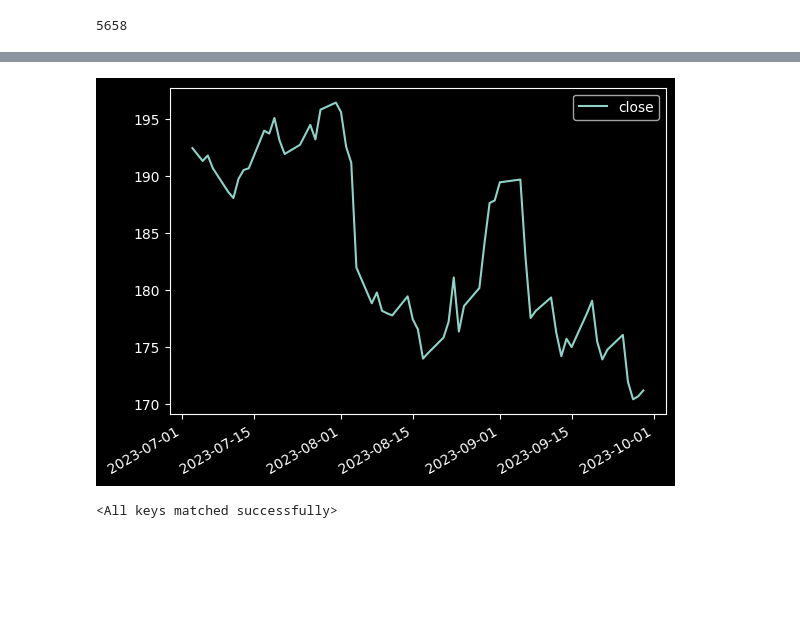
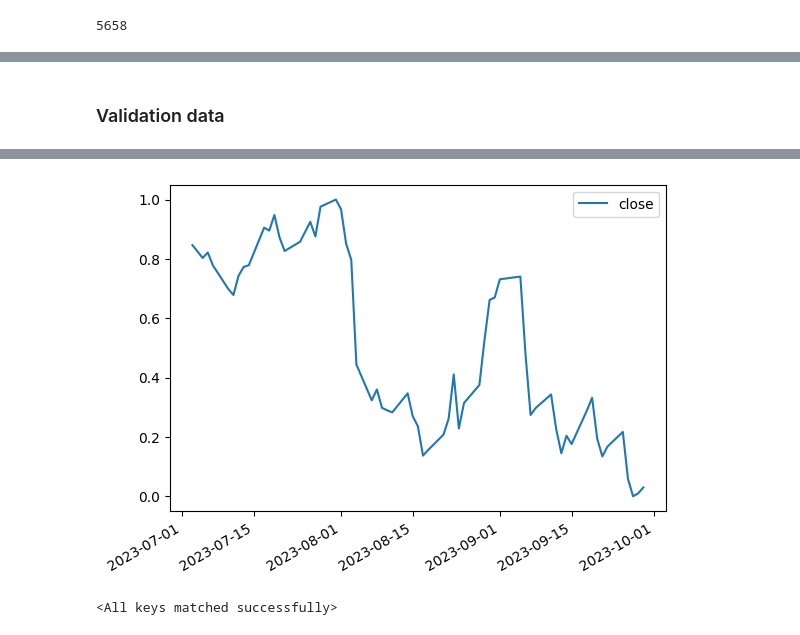
Before and after one commit to holajoa/fin-proj, a Jupyter notebook: lstm2.ipynb, the cells around one changed output, grey strips where cells are left out. Cells and saved outputs as stored; diff of their text form; code cells hidden in the pictures; blank space fills up the shorter version.

```diff
--- a/lstm2.ipynb
+++ b/lstm2.ipynb
@@ -120,23 +124,25 @@ train_transformed = train_transformed.dropna()
 
 # train_transformed_aug = pd.concat([train_transformed]+[train_transformed_aug1]+[train_transformed_aug2]+[train_transformed_aug3], axis=0)
 # train_transformed_aug
+# %% [markdown]
+### Validation data
 # %%
 val = si.get_data("aapl", start_date=val_start_date, end_date=val_end_date)[["close"]]
-val.plot()
 val_transformed = val.copy(deep=True)
-val_transformed[:] = scaler.fit_transform(val)
-val_transformed = pd.concat([val_transformed]+[val_transformed.shift(i) for i in range(1, 20)], axis=1)
-val_transformed.columns = ["close"] + [f"lag_{i}" for i in range(1,20)]
+val_transformed[:] = s[-1].fit_transform(val) #use last train scaler to scale validation data
+val_transformed.plot()
+val_transformed = pd.concat([val_transformed]+[val_transformed.shift(i) for i in range(1, lookback)], axis=1)
+val_transformed.columns = ["close"] + [f"lag_{i}" for i in range(1,lookback)]
 val_transformed = val_transformed.dropna()
 val_transformed.head()
 # %% [output]
 |  | close | lag_1 | lag_2 | lag_3 | lag_4 | lag_5 | lag_6 | lag_7 | lag_8 | lag_9 | lag_10 | ... |
 | 2023-07-31 | 1.000000 | 0.976172 | 0.875865 | 0.925058 | 0.891237 | 0.857802 | 0.826672 | 0.872406 | 0.948117 | 0.895465 | 0.905458 | ... |
 | 2023-08-01 | 0.967717 | 1.000000 | 0.976172 | 0.875865 | 0.925058 | 0.891237 | 0.857802 | 0.826672 | 0.872406 | 0.948117 | 0.895465 | ... |
 | 2023-08-02 | 0.851268 | 0.967717 | 1.000000 | 0.976172 | 0.875865 | 0.925058 | 0.891237 | 0.857802 | 0.826672 | 0.872406 | 0.948117 | ... |
 | 2023-08-03 | 0.797079 | 0.851268 | 0.967717 | 1.000000 | 0.976172 | 0.875865 | 0.925058 | 0.891237 | 0.857802 | 0.826672 | 0.872406 | ... |
 | 2023-08-04 | 0.444274 | 0.797079 | 0.851268 | 0.967717 | 1.000000 | 0.976172 | 0.875865 | 0.925058 | 0.891237 | 0.857802 | 0.826672 | ... |
-[figure, old version]
+[figure, new version]
 # %%
 def get_X_y(train):
     y = train["close"]
```
Also changed, not shown: parts of 18 cells of this notebook.
